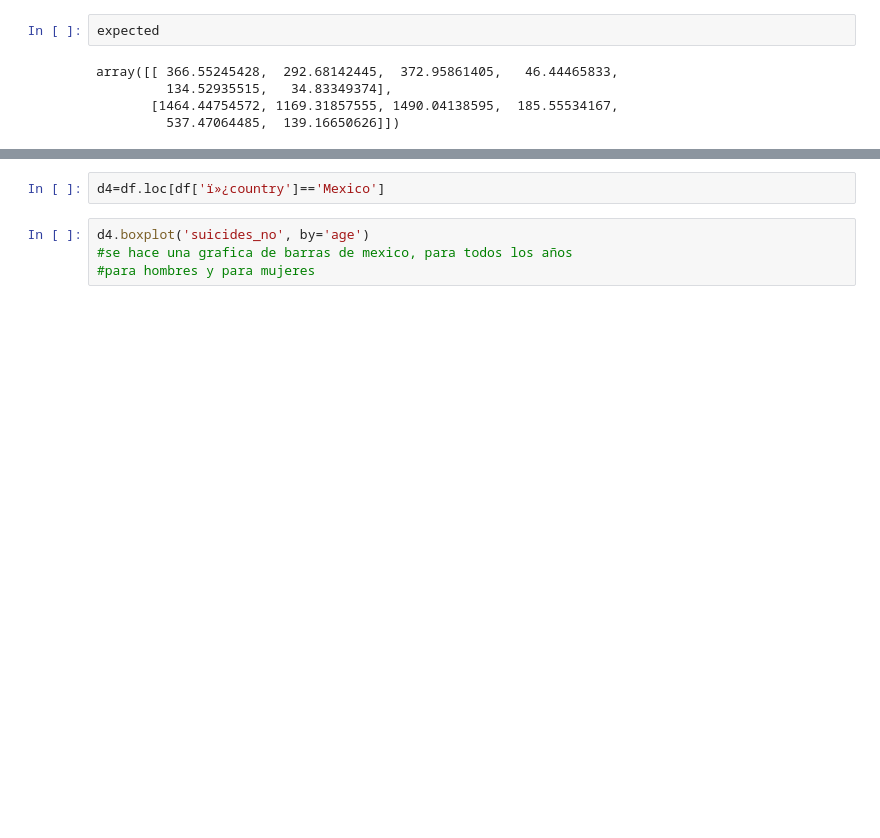
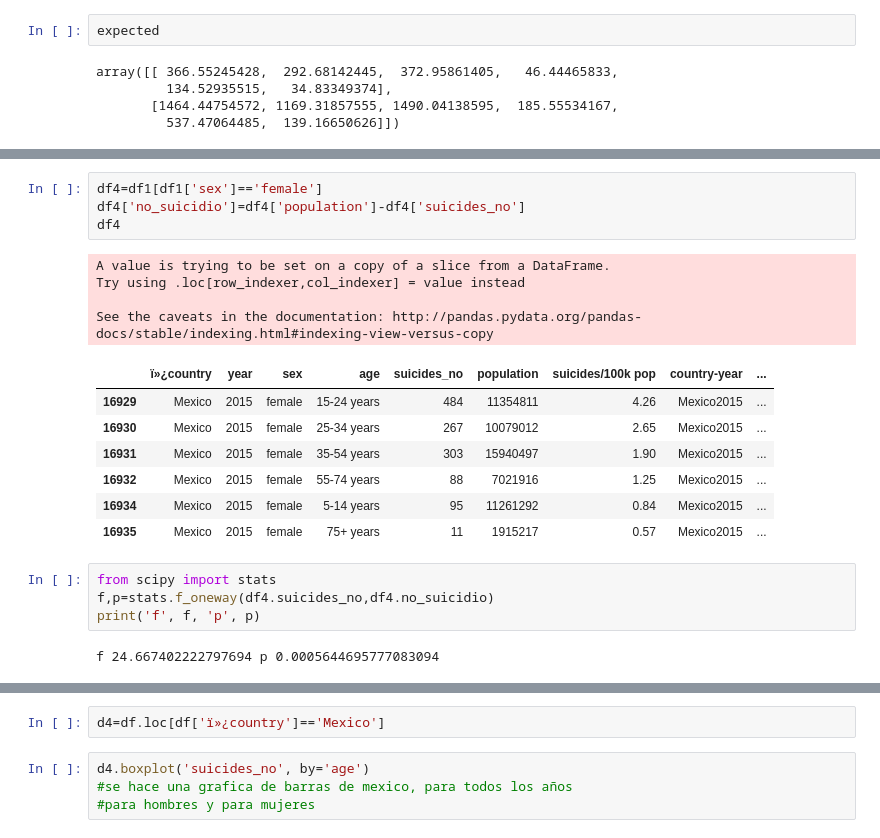
Before and after one commit to albertomedinac/estadistica, a Jupyter notebook: intento2.ipynb, the cells around one changed output, grey strips where cells are left out. Cells and saved outputs as stored; diff of their text form; blank space fills up the shorter version.

```diff
--- a/intento2.ipynb
+++ b/intento2.ipynb
@@ -145,0 +157,22 @@ df2.head()
+# %%
+df4=df1[df1['sex']=='female']
+df4['no_suicidio']=df4['population']-df4['suicides_no']
+df4
+# %% [output]
+A value is trying to be set on a copy of a slice from a DataFrame.
+Try using .loc[row_indexer,col_indexer] = value instead
+
+See the caveats in the documentation: http://pandas.pydata.org/pandas-docs/stable/indexing.html#indexing-view-versus-copy
+|  | ï»¿country | year | sex | age | suicides_no | population | suicides/100k pop | country-year | ... |
+| 16929 | Mexico | 2015 | female | 15-24 years | 484 | 11354811 | 4.26 | Mexico2015 | ... |
+| 16930 | Mexico | 2015 | female | 25-34 years | 267 | 10079012 | 2.65 | Mexico2015 | ... |
+| 16931 | Mexico | 2015 | female | 35-54 years | 303 | 15940497 | 1.90 | Mexico2015 | ... |
+| 16932 | Mexico | 2015 | female | 55-74 years | 88 | 7021916 | 1.25 | Mexico2015 | ... |
+| 16934 | Mexico | 2015 | female | 5-14 years | 95 | 11261292 | 0.84 | Mexico2015 | ... |
+| 16935 | Mexico | 2015 | female | 75+ years | 11 | 1915217 | 0.57 | Mexico2015 | ... |
+# %%
+from scipy import stats
+f,p=stats.f_oneway(df4.suicides_no,df4.no_suicidio)
+print('f', f, 'p', p)
+# %% [output]
+f 24.667402222797694 p 0.0005644695777083094
```
Also changed, not shown: parts of 15 cells of this notebook.
